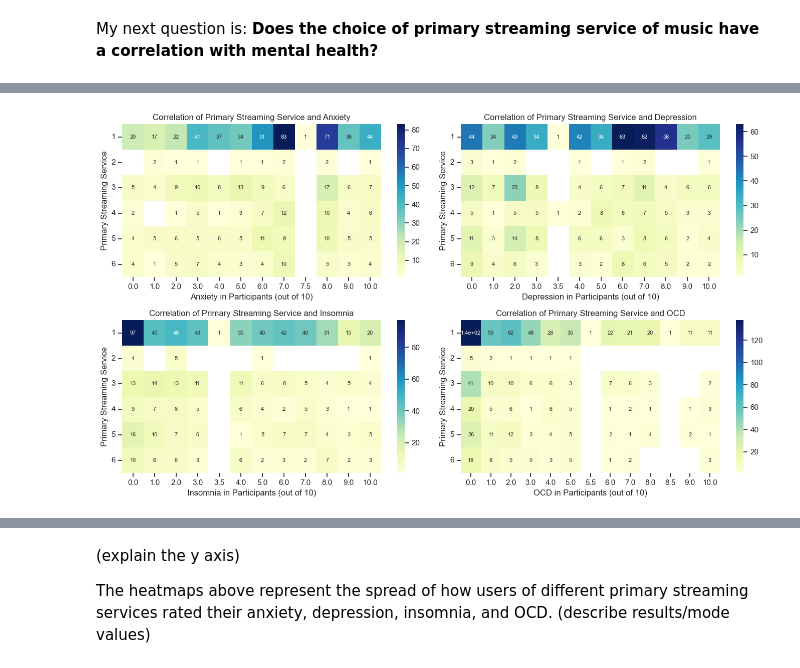
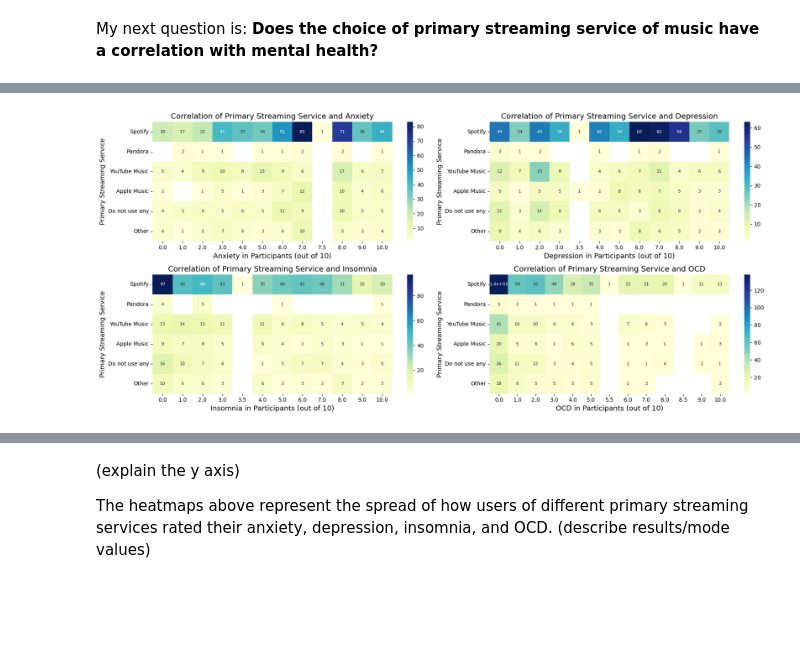
Before and after one commit to ubco-W2022T2-data301/project-group-group12, a Jupyter notebook: analysis/analysisZainab.ipynb, the cells around one changed output, grey strips where cells are left out. Drawn from its saved outputs; the diff is of its cells as text; code cells hidden in the pictures; blank space fills up the shorter version.

Commit message:
worked on final report (my section) and adjusted and added some images

```diff
--- a/analysis/analysisZainab.ipynb
+++ b/analysis/analysisZainab.ipynb
@@ -477,48 +429,51 @@ pivot1 = counts1.pivot('Primary_streaming_service_in_numbers', 'Anxiety', 'count
 counts2 = datasetchain2.groupby(['Primary_streaming_service_in_numbers', 'Depression']).size().reset_index(name='count')
 pivot2 = counts2.pivot('Primary_streaming_service_in_numbers', 'Depression', 'count')
 
 counts3 = datasetchain2.groupby(['Primary_streaming_service_in_numbers', 'Insomnia']).size().reset_index(name='count')
 pivot3 = counts3.pivot('Primary_streaming_service_in_numbers', 'Insomnia', 'count')
 
 counts4 = datasetchain2.groupby(['Primary_streaming_service_in_numbers', 'OCD']).size().reset_index(name='count')
 pivot4 = counts4.pivot('Primary_streaming_service_in_numbers', 'OCD', 'count')
 
-fig, axs = plt.subplots(nrows=2, ncols=2, figsize=(14, 8))
+fig, axs = plt.subplots(nrows=2, ncols=2, figsize=(18, 8))
+
+# creating a list that contains the names of the new y-axis tick mark labels
+new_y_tick_labels = ['Spotify', 'Pandora', 'YouTube Music', 'Apple Music', 'Do not use any', 'Other']
 
 heatmap1 = sns.heatmap(pivot1, annot=True, cmap='YlGnBu', ax=axs[0,0], annot_kws={"fontsize":8})
 heatmap1.set_xticklabels(heatmap1.get_xticklabels(), rotation=0)
-heatmap1.set_yticklabels(heatmap1.get_yticklabels(), rotation=0)
-axs[0,0].set_xlabel('Anxiety in Participants (out of 10)')
-axs[0,0].set_ylabel('Primary Streaming Service')
-axs[0,0].set_title('Correlation of Primary Streaming Service and Anxiety')
+heatmap1.set_yticklabels(new_y_tick_labels, rotation=0, fontsize=10)  # setting the y-axis tick mark labels and increase font size
+axs[0,0].set_xlabel('Anxiety in Participants (out of 10)', fontsize=13)  # increasing x label font size
+axs[0,0].set_ylabel('Primary Streaming Service', fontsize=12)  # increase y labelling font size
+axs[0,0].set_title('Correlation of Primary Streaming Service and Anxiety', fontsize=14)  # increasing title font size
 
 heatmap2 = sns.heatmap(pivot2, annot=True, cmap='YlGnBu', ax=axs[0,1], annot_kws={"fontsize":8})
 heatmap2.set_xticklabels(heatmap2.get_xticklabels(), rotation=0)
-heatmap2.set_yticklabels(heatmap2.get_yticklabels(), rotation=0)
-axs[0,1].set_xlabel('Depression in Participants (out of 10)')
-axs[0,1].set_ylabel('Primary Streaming Service')
-axs[0,1].set_title('Correlation of Primary Streaming Service and Depression')
+heatmap2.set_yticklabels(new_y_tick_labels, rotation=0, fontsize=10)
+axs[0,1].set_xlabel('Depression in Participants (out of 10)', fontsize=13)
+axs[0,1].set_ylabel('Primary Streaming Service', fontsize=12)
+axs[0,1].set_title('Correlation of Primary Streaming Service and Depression', fontsize=14)
 
 heatmap3 = sns.heatmap(pivot3, annot=True, cmap='YlGnBu', ax=axs[1,0], annot_kws={"fontsize":8})
 heatmap3.set_xticklabels(heatmap3.get_xticklabels(), rotation=0)
-heatmap3.set_yticklabels(heatmap3.get_yticklabels(), rotation=0)
-axs[1,0].set_xlabel('Insomnia in Participants (out of 10)')
-axs[1,0].set_ylabel('Primary Streaming Service')
-axs[1,0].set_title('Correlation of Primary Streaming Service and Insomnia')
+heatmap3.set_yticklabels(new_y_tick_labels, rotation=0, fontsize=10)
+axs[1,0].set_xlabel('Insomnia in Participants (out of 10)', fontsize=13)
+axs[1,0].set_ylabel('Primary Streaming Service', fontsize=12)
+axs[1,0].set_title('Correlation of Primary Streaming Service and Insomnia', fontsize=14)
 
 heatmap4 = sns.heatmap(pivot4, annot=True, cmap='YlGnBu', ax=axs[1,1], annot_kws={"fontsize":8})
 heatmap4.set_xticklabels(heatmap4.get_xticklabels(), rotation=0)
-heatmap4.set_yticklabels(heatmap4.get_yticklabels(), rotation=0)
-axs[1,1].set_xlabel('OCD in Participants (out of 10)')
-axs[1,1].set_ylabel('Primary Streaming Service')
-axs[1,1].set_title('Correlation of Primary Streaming Service and OCD')
+heatmap4.set_yticklabels(new_y_tick_labels, rotation=0, fontsize=10)
+axs[1,1].set_xlabel('OCD in Participants (out of 10)', fontsize=13)
+axs[1,1].set_ylabel('Primary Streaming Service', fontsize=12)
+axs[1,1].set_title('Correlation of Primary Streaming Service and OCD', fontsize=14)
 
 fig.tight_layout()
 
 #exporting the plot to images folder:
 plt.savefig('../images/analysis3graph2.png', bbox_inches="tight")
 
 #showing the plot:
 plt.show()
 # %% [output]
-[figure, old version]
+[figure, new version]
```
Also changed, not shown: parts of 6 cells of this notebook, 3 other files.
